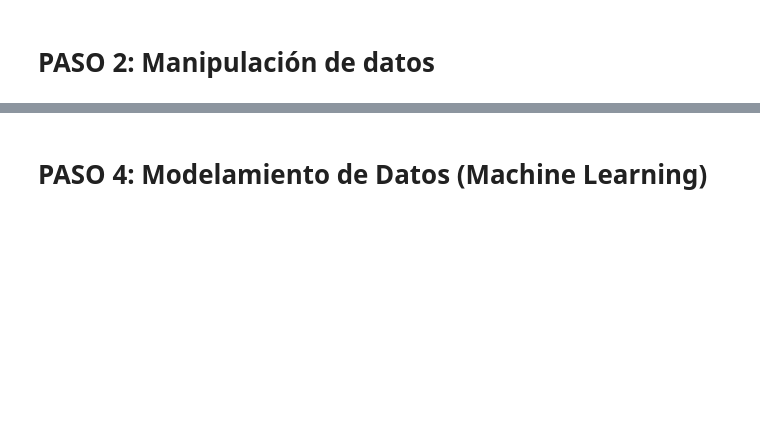
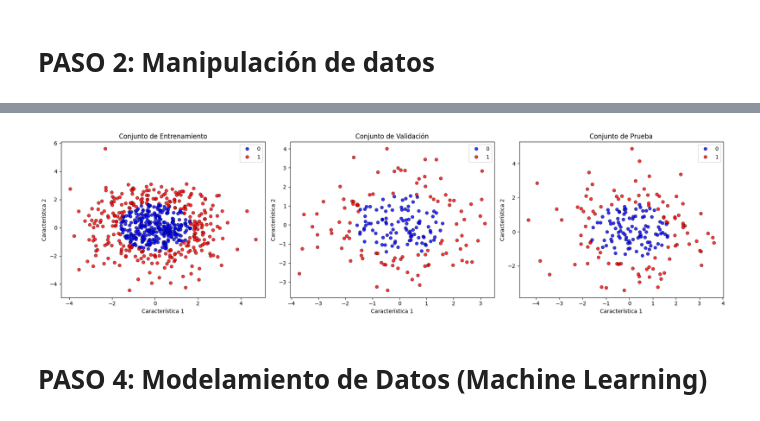
Before and after one commit to vynzk/Dt_MLS08_Vyanez, a Jupyter notebook: s09_lab_svm.ipynb, the cells around one changed output, grey strips where cells are left out. Saved outputs shown, nothing was run; the diff lists cells and outputs as text; code cells hidden in the pictures; blank space fills up the shorter version.

```diff
--- a/s09_lab_svm.ipynb
+++ b/s09_lab_svm.ipynb
@@ -66,3 +91,9 @@ plt.show()
 # %% [markdown]
 # PASO 2: Manipulación de datos
+# %%
+from sklearn.model_selection import train_test_split
+
+# division en entrenamiento validación y prueba (usando60%, 20%, 20%)
+X_temp, X_test, y_temp, y_test = train_test_split(X, y, test_size=0.2, random_state=42, stratify=y)
+X_train, X_val, y_train, y_val = train_test_split(X_temp, y_temp, test_size=0.25, random_state=42, stratify=y_temp)  # 0.25 x 0.8 = 0.2
 # %% [markdown]
@@ -70,2 +101,18 @@ plt.show()
+# %%
+
+fig, axs = plt.subplots(1, 3, figsize=(18, 5))
+datasets = [(X_train, y_train, "Entrenamiento"), (X_val, y_val, "Validación"), (X_test, y_test, "Prueba")]
+
+# Vvsualizar los conjuntos de datos
+for i, (data, labels, title) in enumerate(datasets):
+    sns.scatterplot(ax=axs[i], x=data[:, 0], y=data[:, 1], hue=labels, palette={0: "blue", 1: "red"}, edgecolor='k', alpha=0.8)
+    axs[i].set_title(f"Conjunto de {title}")
+    axs[i].set_xlabel("Característica 1")
+    axs[i].set_ylabel("Característica 2")
+
+plt.tight_layout()
+plt.show()
+# %% [output]
+[figure, added]
 # %% [markdown]
 # PASO 4: Modelamiento de Datos (Machine Learning)
```
Also changed, not shown: parts of 8 cells of this notebook, 2 other files.
